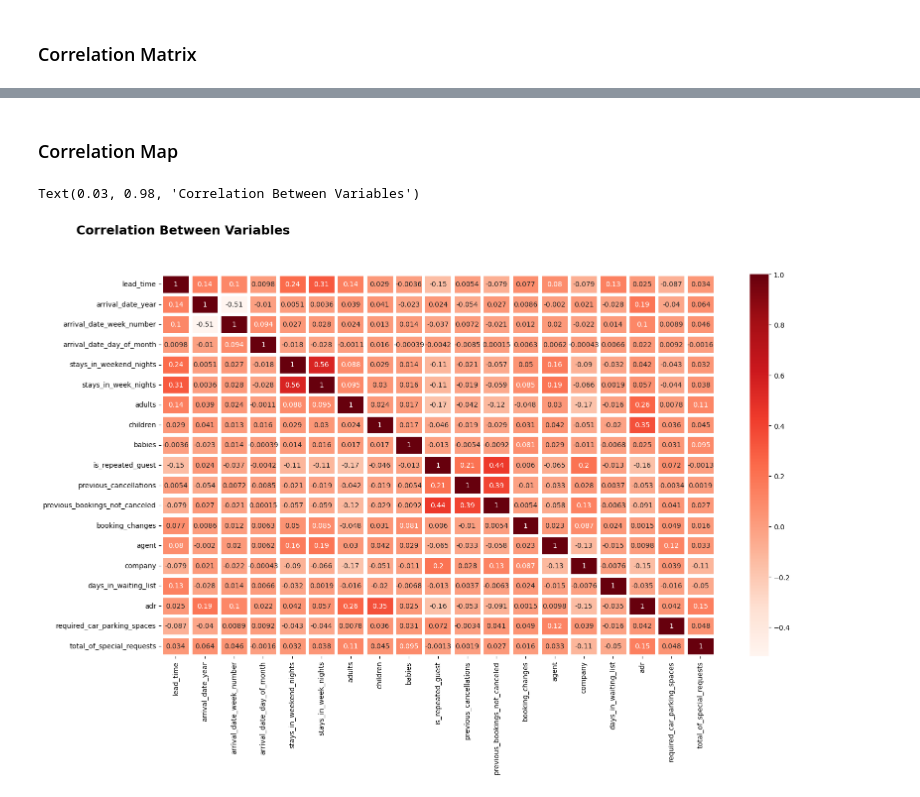
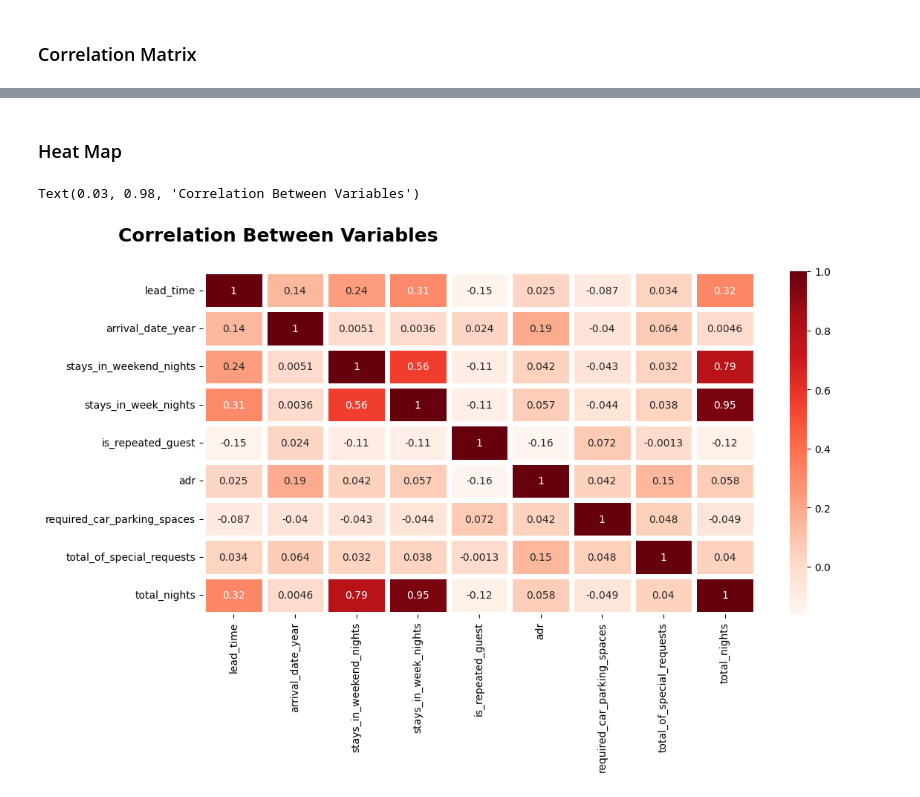
Before and after one commit to Modupegiwa/Hotel_Booking, a Jupyter notebook: hotel_booking.ipynb, the cells around one changed output, grey strips where cells are left out. Drawn from its saved outputs; the diff is of its cells as text; code cells hidden in the pictures.

```diff
--- a/hotel_booking.ipynb
+++ b/hotel_booking.ipynb
@@ -189,3 +194,5 @@ df.duplicated().sum()
+# %%
+df["total_nights"] = df["stays_in_weekend_nights"] + df["stays_in_week_nights"]
 # %% [markdown]
 ## Descriptive Statistics
 # %%
@@ -825,3 +860,7 @@ plt.xticks(rotation = 30)
+# %%
+df_sub = df.drop(['arrival_date_week_number', 'arrival_date_day_of_month', 'previous_cancellations',
+'previous_bookings_not_canceled', 'booking_changes', 'reservation_status_date', 'agent', 'company', 'days_in_waiting_list',
+'adults', 'babies', 'children'], axis = 1)
 # %% [markdown]
 ## Correlation
 # %% [markdown]
@@ -851,11 +883,11 @@ corr_matrix
 # %% [markdown]
-### Correlation Map
+### Heat Map
 # %%
-plt.rcParams['figure.figsize'] =(18, 10)
-sns.heatmap(df.corr(), annot=True, cmap='Reds', linewidths=5)
+plt.rcParams['figure.figsize'] =(12, 6)
+sns.heatmap(df_sub.corr(), annot=True, cmap='Reds', linewidths=5)
 plt.suptitle('Correlation Between Variables', fontweight='heavy',
              x=0.03, y=0.98, ha = "left", fontsize='18', fontfamily='sans-serif',
              color= "black")
 # %% [output]
 Text(0.03, 0.98, 'Correlation Between Variables')
-[figure, old version]
+[figure, new version]
```
Also changed, not shown: parts of 10 cells of this notebook.
